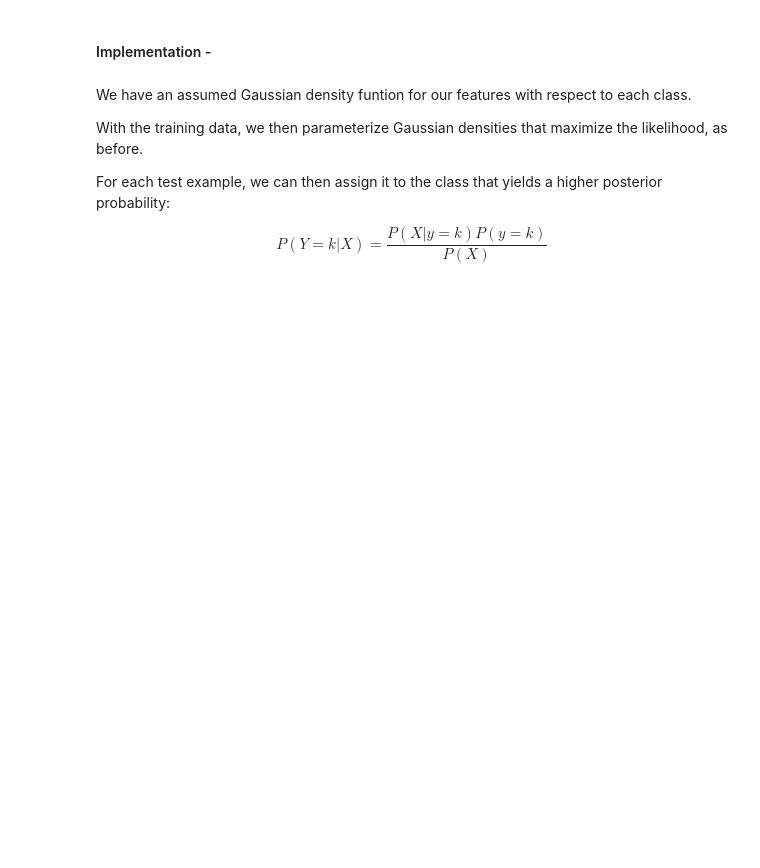
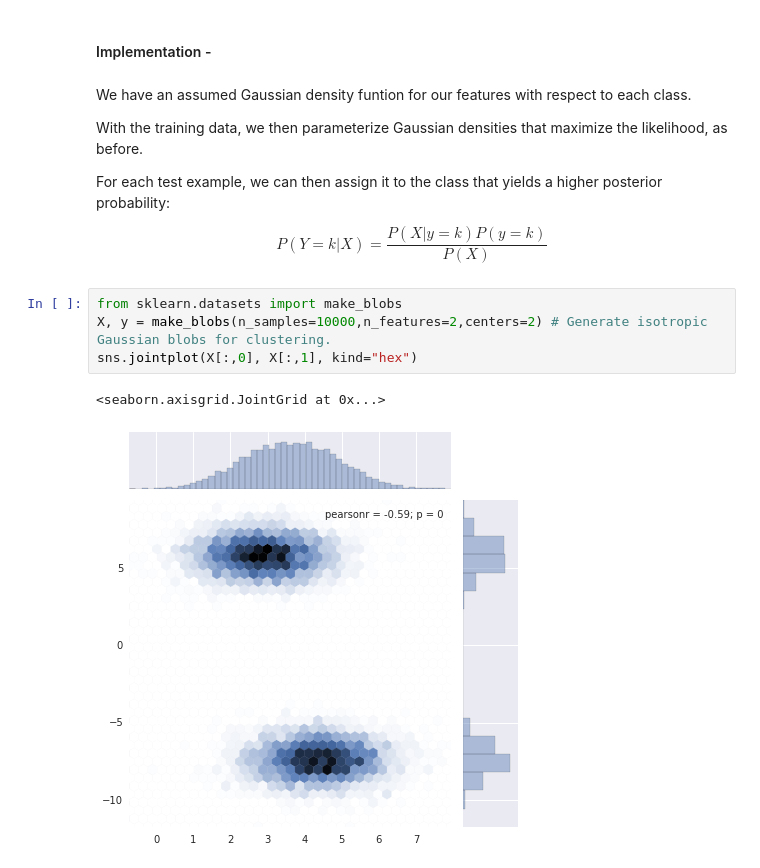
Before and after one commit to lmart999/CS229_ISL, a Jupyter notebook: Linear Discriminant Analysis.ipynb, the cells around one changed output. Drawn from its saved outputs; the diff is of its cells as text; blank space fills up the shorter version.

```diff
--- a/Linear Discriminant Analysis.ipynb
+++ b/Linear Discriminant Analysis.ipynb
@@ -111,3 +107,10 @@ With the training data, we then parameterize Gaussian densities that maximize th
 For each test example, we can then assign it to the class that yields a higher posterior probability:
 
 $$ P(Y=k|X) = \frac{P(X|y=k)P(y=k)}{P(X)} $$
+# %%
+from sklearn.datasets import make_blobs
+X, y = make_blobs(n_samples=10000,n_features=2,centers=2) # Generate isotropic Gaussian blobs for clustering.
+sns.jointplot(X[:,0], X[:,1], kind="hex")
+# %% [output]
+<seaborn.axisgrid.JointGrid at 0x...>
+[figure, added]
```
Also changed, not shown: parts of 3 cells of this notebook.
